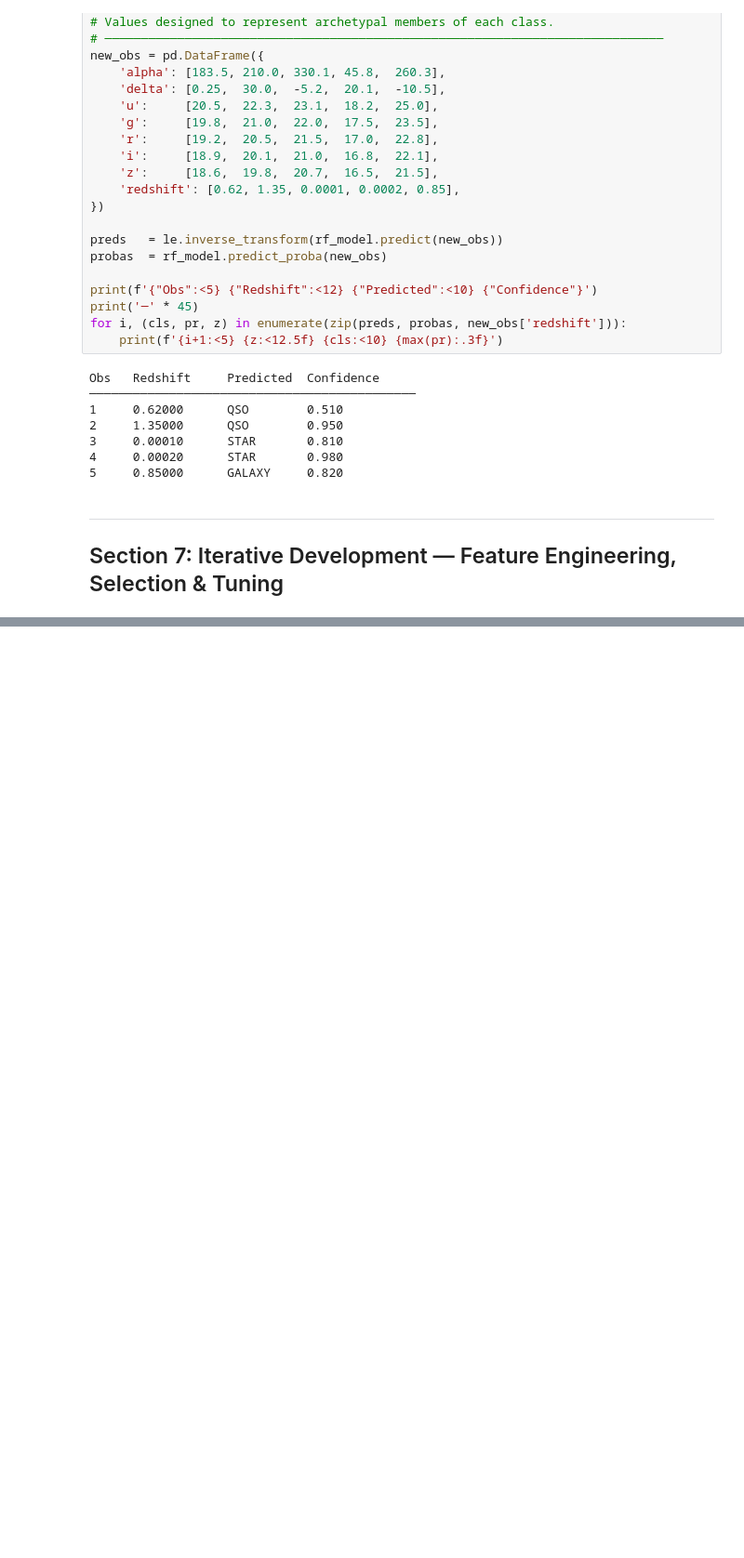
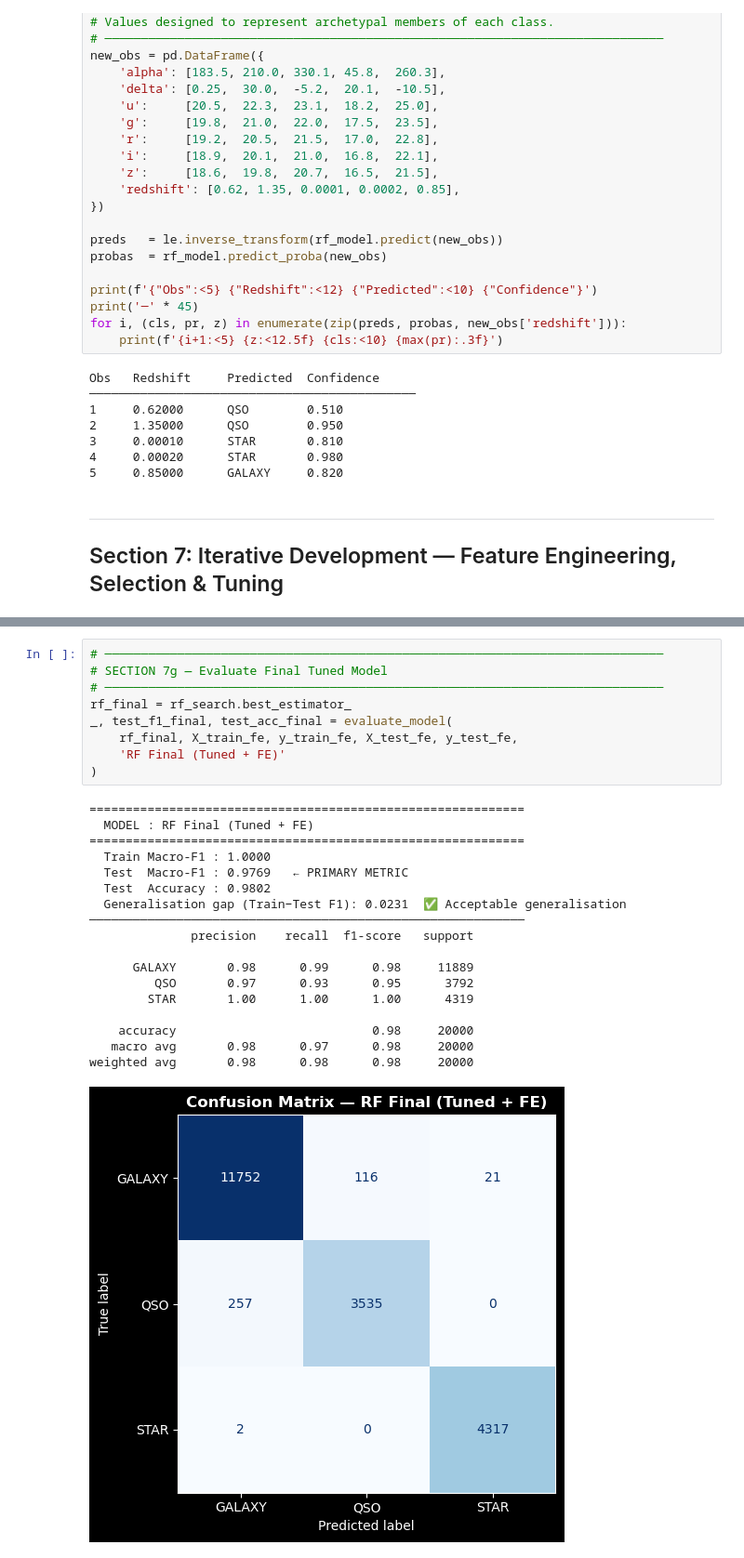
Before and after one commit to CyphenRozulus/streamlit_app_project, a Jupyter notebook: MLDP Program Codes Submission.ipynb, the cells around one changed output, grey strips where cells are left out. Shown at 93% size. Drawn from its saved outputs; the diff is of its cells as text; blank space fills up the shorter version.

```diff
--- a/MLDP Program Codes Submission.ipynb
+++ b/MLDP Program Codes Submission.ipynb
@@ -801,0 +1053,28 @@ Obs   Redshift     Predicted  Confidence
+# %%
+# ─────────────────────────────────────────────────────────────────────────────
+# SECTION 7g — Evaluate Final Tuned Model
+# ─────────────────────────────────────────────────────────────────────────────
+rf_final = rf_search.best_estimator_
+_, test_f1_final, test_acc_final = evaluate_model(
+    rf_final, X_train_fe, y_train_fe, X_test_fe, y_test_fe,
+    'RF Final (Tuned + FE)'
+)
+# %% [output]
+============================================================
+  MODEL : RF Final (Tuned + FE)
+============================================================
+  Train Macro-F1 : 1.0000
+  Test  Macro-F1 : 0.9769   ← PRIMARY METRIC
+  Test  Accuracy : 0.9802
+  Generalisation gap (Train−Test F1): 0.0231  ✅ Acceptable generalisation
+────────────────────────────────────────────────────────────
+              precision    recall  f1-score   support
+
+      GALAXY       0.98      0.99      0.98     11889
+         QSO       0.97      0.93      0.95      3792
+        STAR       1.00      1.00      1.00      4319
+
+    accuracy                           0.98     20000
+   macro avg       0.98      0.97      0.98     20000
+weighted avg       0.98      0.98      0.98     20000
+[figure, added]
```
Also changed, not shown: parts of 8 cells of this notebook, 6 other files.
